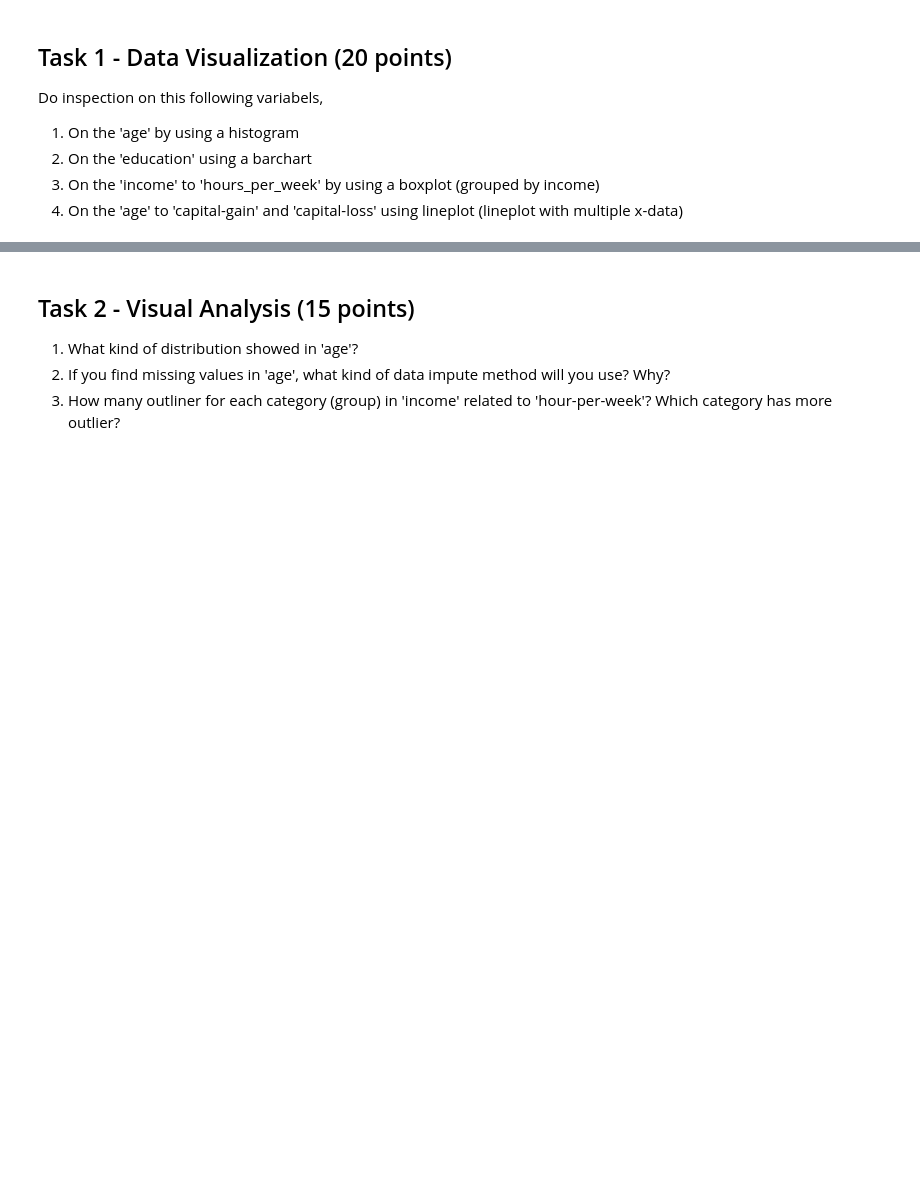
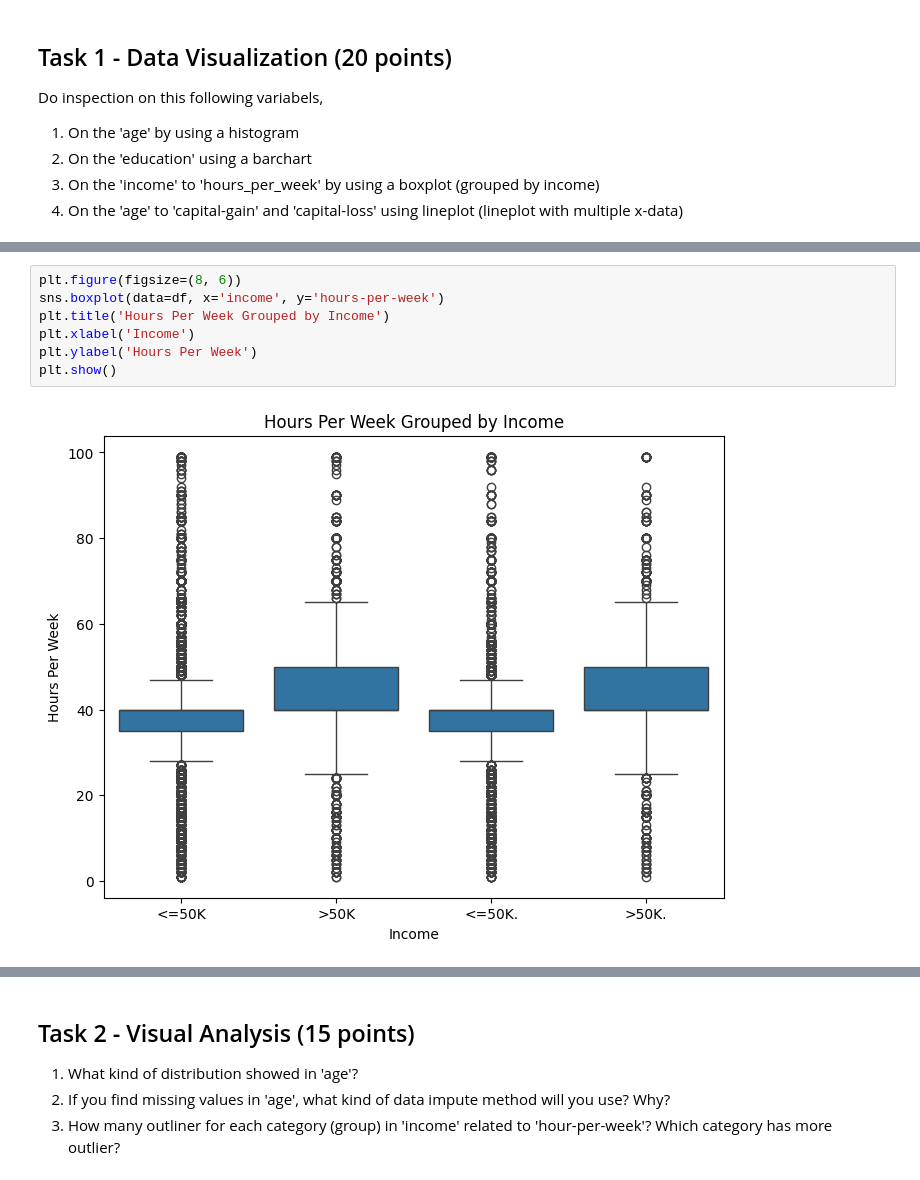
Before and after one commit to eiyu18/MachineLearning, a Jupyter notebook: QUIZ/JS04_CASE_STUDY_QUIZ1_ML.ipynb, the cells around one changed output, grey strips where cells are left out. Cells and saved outputs as stored; diff of their text form; blank space fills up the shorter version.

```diff
--- a/QUIZ/JS04_CASE_STUDY_QUIZ1_ML.ipynb
+++ b/QUIZ/JS04_CASE_STUDY_QUIZ1_ML.ipynb
@@ -111,0 +208,9 @@ Do inspection on this following variabels,
+# %%
+plt.figure(figsize=(8, 6))
+sns.boxplot(data=df, x='income', y='hours-per-week')
+plt.title('Hours Per Week Grouped by Income')
+plt.xlabel('Income')
+plt.ylabel('Hours Per Week')
+plt.show()
+# %% [output]
+[figure, added]
```
Also changed, not shown: parts of 26 cells of this notebook.
